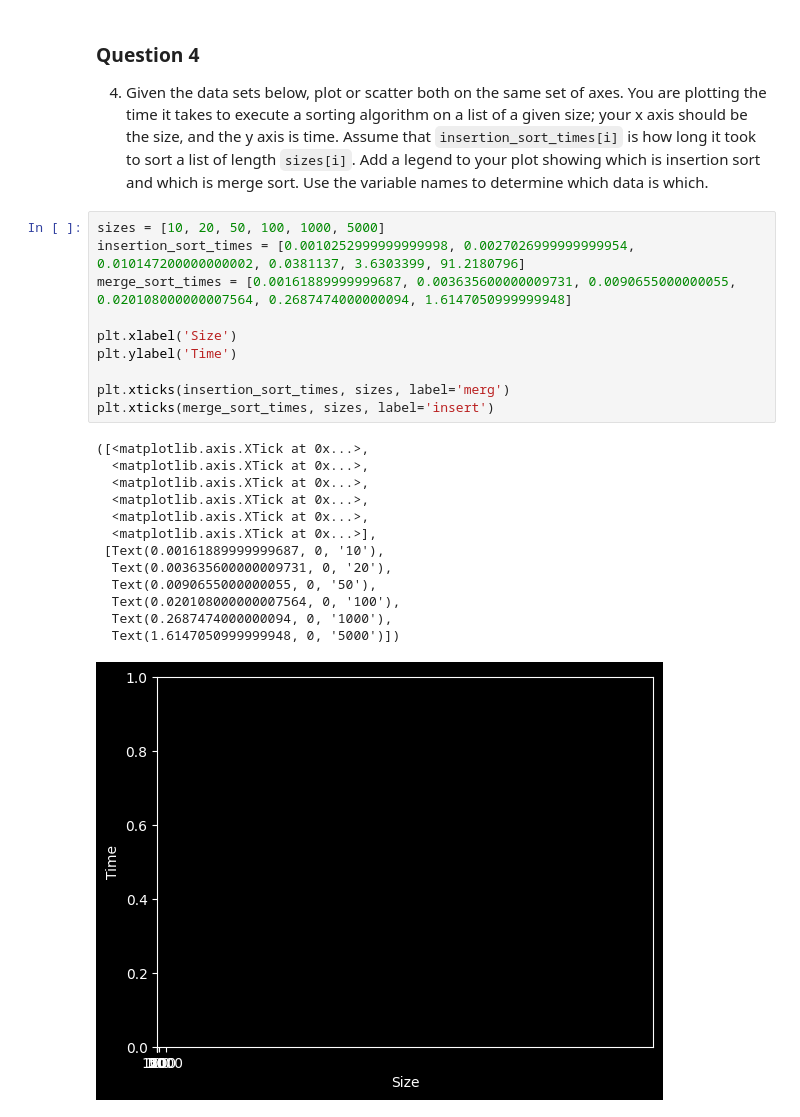
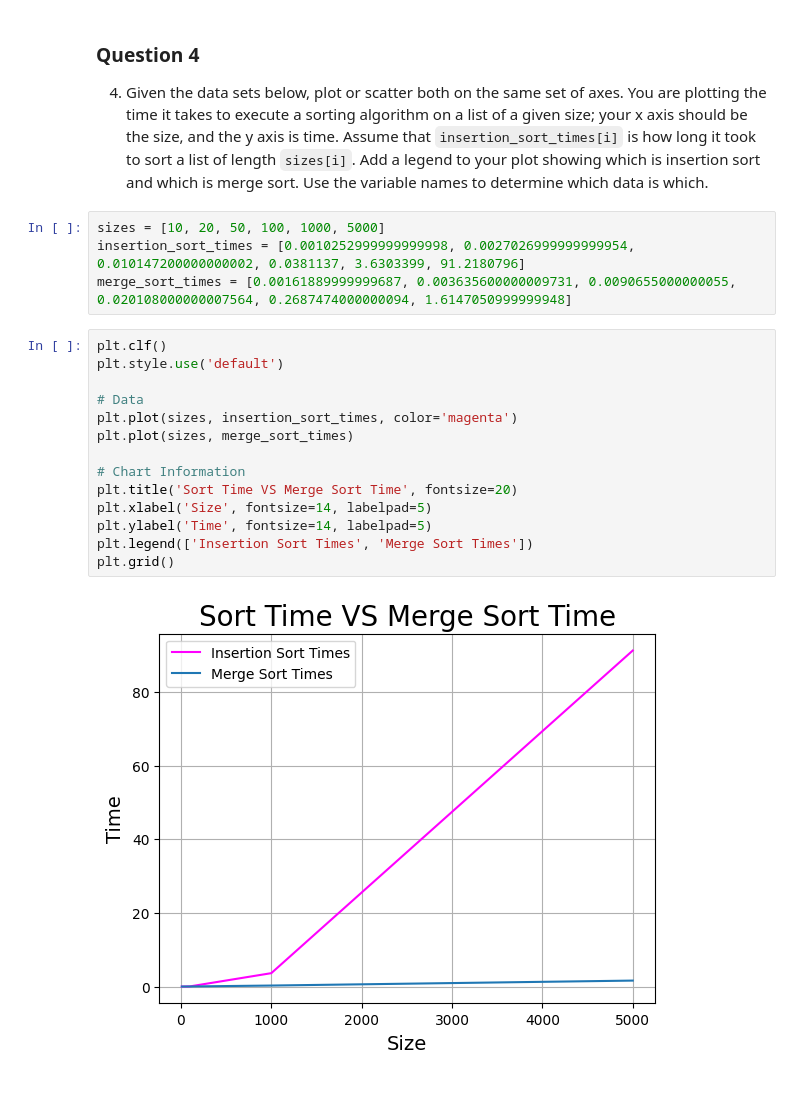
Before and after one commit to MichaelPogue/Northwest-Missouri-State-University, a Jupyter notebook: Web Mining and Applied NLP (44-620)/Module 3/Pogue - Homework - Module 3.ipynb, the cells around one changed output. Cells and saved outputs as stored; diff of their text form; blank space fills up the shorter version.

```diff
--- a/Web Mining and Applied NLP (44-620)/Module 3/Pogue - Homework - Module 3.ipynb
+++ b/Web Mining and Applied NLP (44-620)/Module 3/Pogue - Homework - Module 3.ipynb
@@ -124,23 +132,19 @@ plt.show()
 sizes = [10, 20, 50, 100, 1000, 5000]
 insertion_sort_times = [0.0010252999999999998, 0.0027026999999999954, 0.010147200000000002, 0.0381137, 3.6303399, 91.2180796]
 merge_sort_times = [0.00161889999999687, 0.003635600000009731, 0.0090655000000055, 0.020108000000007564, 0.2687474000000094, 1.6147050999999948]
-
-plt.xlabel('Size')
-plt.ylabel('Time')
-
-plt.xticks(insertion_sort_times, sizes, label='merg')
-plt.xticks(merge_sort_times, sizes, label='insert')
-# %% [output]
-([<matplotlib.axis.XTick at 0x...>,
-  <matplotlib.axis.XTick at 0x...>,
-  <matplotlib.axis.XTick at 0x...>,
-  <matplotlib.axis.XTick at 0x...>,
-  <matplotlib.axis.XTick at 0x...>,
-  <matplotlib.axis.XTick at 0x...>],
- [Text(0.00161889999999687, 0, '10'),
-  Text(0.003635600000009731, 0, '20'),
-  Text(0.0090655000000055, 0, '50'),
-  Text(0.020108000000007564, 0, '100'),
-  Text(0.2687474000000094, 0, '1000'),
-  Text(1.6147050999999948, 0, '5000')])
-[figure, removed]
+# %%
+plt.clf()
+plt.style.use('default')
+
+# Data
+plt.plot(sizes, insertion_sort_times, color='magenta')
+plt.plot(sizes, merge_sort_times)
+
+# Chart Information
+plt.title('Sort Time VS Merge Sort Time', fontsize=20)
+plt.xlabel('Size', fontsize=14, labelpad=5)
+plt.ylabel('Time', fontsize=14, labelpad=5)
+plt.legend(['Insertion Sort Times', 'Merge Sort Times'])
+plt.grid()
+# %% [output]
+[figure, added]
```
Also changed, not shown: parts of 4 cells of this notebook.
